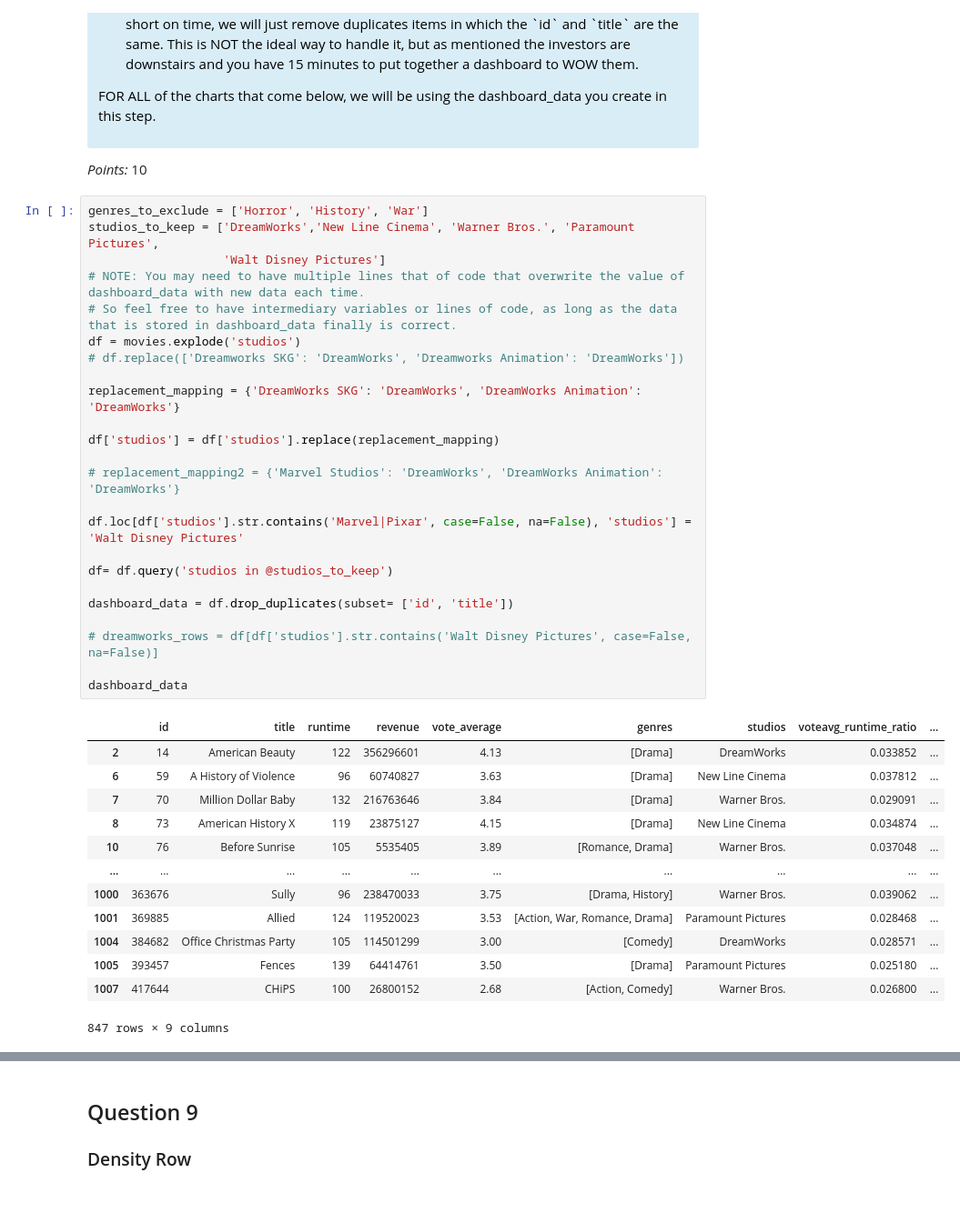
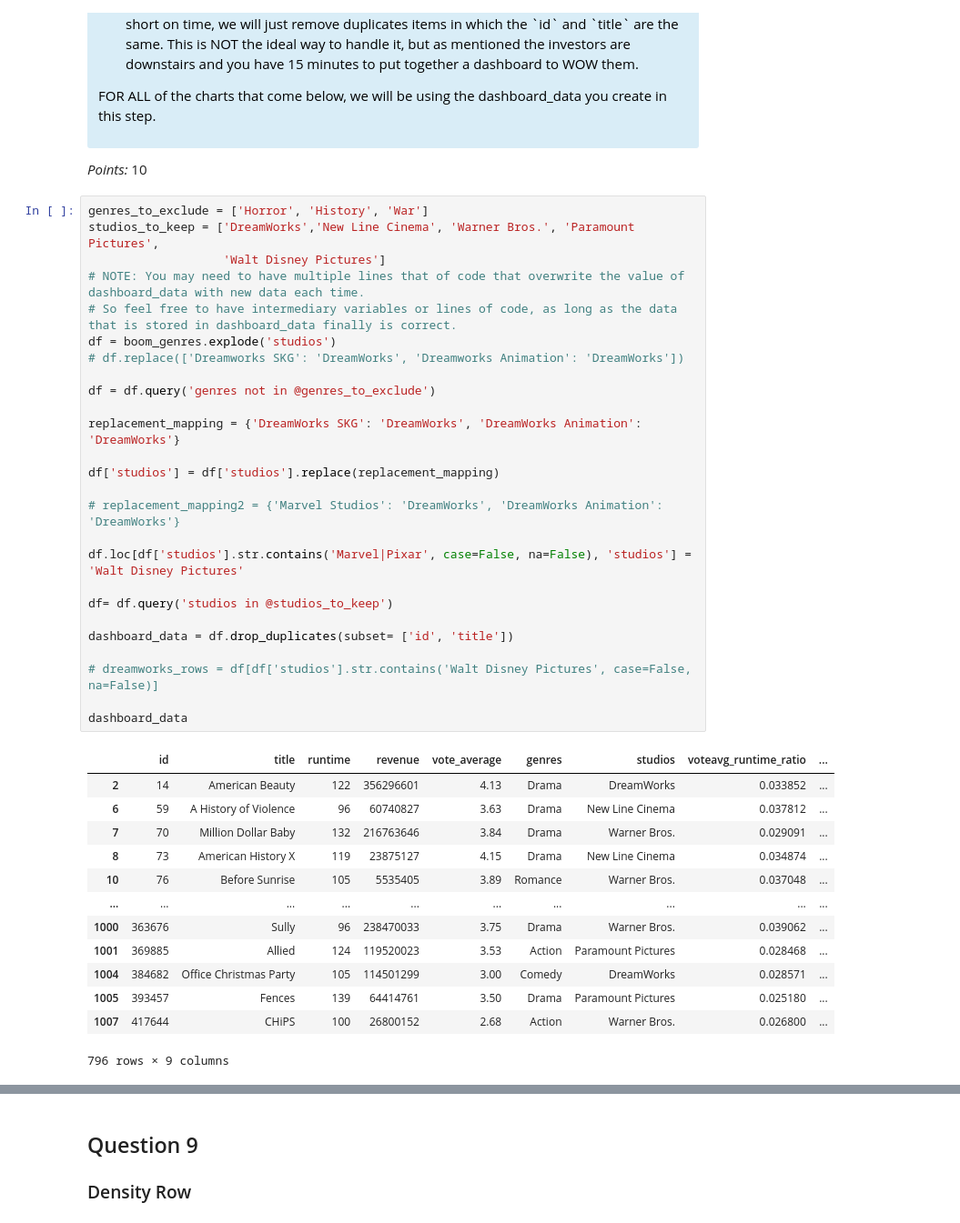
Before and after one commit to pbrar17/Global-Insights-, a Jupyter notebook: assiquiab.ipynb, the cells around one changed output, grey strips where cells are left out. Shown at 91% size. Cells and saved outputs as stored; diff of their text form.

```diff
--- a/assiquiab.ipynb
+++ b/assiquiab.ipynb
@@ -520,41 +520,43 @@ _Points:_ 10
 # %%
 genres_to_exclude = ['Horror', 'History', 'War']
 studios_to_keep = ['DreamWorks','New Line Cinema', 'Warner Bros.', 'Paramount Pictures',
                    'Walt Disney Pictures']
 # NOTE: You may need to have multiple lines that of code that overwrite the value of dashboard_data with new data each time.
 # So feel free to have intermediary variables or lines of code, as long as the data that is stored in dashboard_data finally is correct.
-df = movies.explode('studios')
+df = boom_genres.explode('studios')
 # df.replace(['Dreamworks SKG': 'DreamWorks', 'Dreamworks Animation': 'DreamWorks'])
+
+df = df.query('genres not in @genres_to_exclude')
 
 replacement_mapping = {'DreamWorks SKG': 'DreamWorks', 'DreamWorks Animation': 'DreamWorks'}
 
 df['studios'] = df['studios'].replace(replacement_mapping)
 
 # replacement_mapping2 = {'Marvel Studios': 'DreamWorks', 'DreamWorks Animation': 'DreamWorks'}
 
 df.loc[df['studios'].str.contains('Marvel|Pixar', case=False, na=False), 'studios'] = 'Walt Disney Pictures'
 
 df= df.query('studios in @studios_to_keep')
 
 dashboard_data = df.drop_duplicates(subset= ['id', 'title'])
 
 # dreamworks_rows = df[df['studios'].str.contains('Walt Disney Pictures', case=False, na=False)]
 
 dashboard_data
 # %% [output]
 |  | id | title | runtime | revenue | vote_average | genres | studios | voteavg_runtime_ratio | ... |
-| 2 | 14 | American Beauty | 122 | 356296601 | 4.13 | [Drama] | DreamWorks | 0.033852 | ... |
-| 6 | 59 | A History of Violence | 96 | 60740827 | 3.63 | [Drama] | New Line Cinema | 0.037812 | ... |
-| 7 | 70 | Million Dollar Baby | 132 | 216763646 | 3.84 | [Drama] | Warner Bros. | 0.029091 | ... |
-| 8 | 73 | American History X | 119 | 23875127 | 4.15 | [Drama] | New Line Cinema | 0.034874 | ... |
-| 10 | 76 | Before Sunrise | 105 | 5535405 | 3.89 | [Romance, Drama] | Warner Bros. | 0.037048 | ... |
+| 2 | 14 | American Beauty | 122 | 356296601 | 4.13 | Drama | DreamWorks | 0.033852 | ... |
+| 6 | 59 | A History of Violence | 96 | 60740827 | 3.63 | Drama | New Line Cinema | 0.037812 | ... |
+| 7 | 70 | Million Dollar Baby | 132 | 216763646 | 3.84 | Drama | Warner Bros. | 0.029091 | ... |
+| 8 | 73 | American History X | 119 | 23875127 | 4.15 | Drama | New Line Cinema | 0.034874 | ... |
+| 10 | 76 | Before Sunrise | 105 | 5535405 | 3.89 | Romance | Warner Bros. | 0.037048 | ... |
 | ... | ... | ... | ... | ... | ... | ... | ... | ... | ... |
-| 1000 | 363676 | Sully | 96 | 238470033 | 3.75 | [Drama, History] | Warner Bros. | 0.039062 | ... |
-| 1001 | 369885 | Allied | 124 | 119520023 | 3.53 | [Action, War, Romance, Drama] | Paramount Pictures | 0.028468 | ... |
-| 1004 | 384682 | Office Christmas Party | 105 | 114501299 | 3.00 | [Comedy] | DreamWorks | 0.028571 | ... |
-| 1005 | 393457 | Fences | 139 | 64414761 | 3.50 | [Drama] | Paramount Pictures | 0.025180 | ... |
-| 1007 | 417644 | CHiPS | 100 | 26800152 | 2.68 | [Action, Comedy] | Warner Bros. | 0.026800 | ... |
+| 1000 | 363676 | Sully | 96 | 238470033 | 3.75 | Drama | Warner Bros. | 0.039062 | ... |
+| 1001 | 369885 | Allied | 124 | 119520023 | 3.53 | Action | Paramount Pictures | 0.028468 | ... |
+| 1004 | 384682 | Office Christmas Party | 105 | 114501299 | 3.00 | Comedy | DreamWorks | 0.028571 | ... |
+| 1005 | 393457 | Fences | 139 | 64414761 | 3.50 | Drama | Paramount Pictures | 0.025180 | ... |
+| 1007 | 417644 | CHiPS | 100 | 26800152 | 2.68 | Action | Warner Bros. | 0.026800 | ... |
-847 rows × 9 columns
+796 rows × 9 columns
 # %%
 grader.check("q8")
 # %% [output]
```
Also changed, not shown: parts of 1 cell of this notebook, 1 other file.
